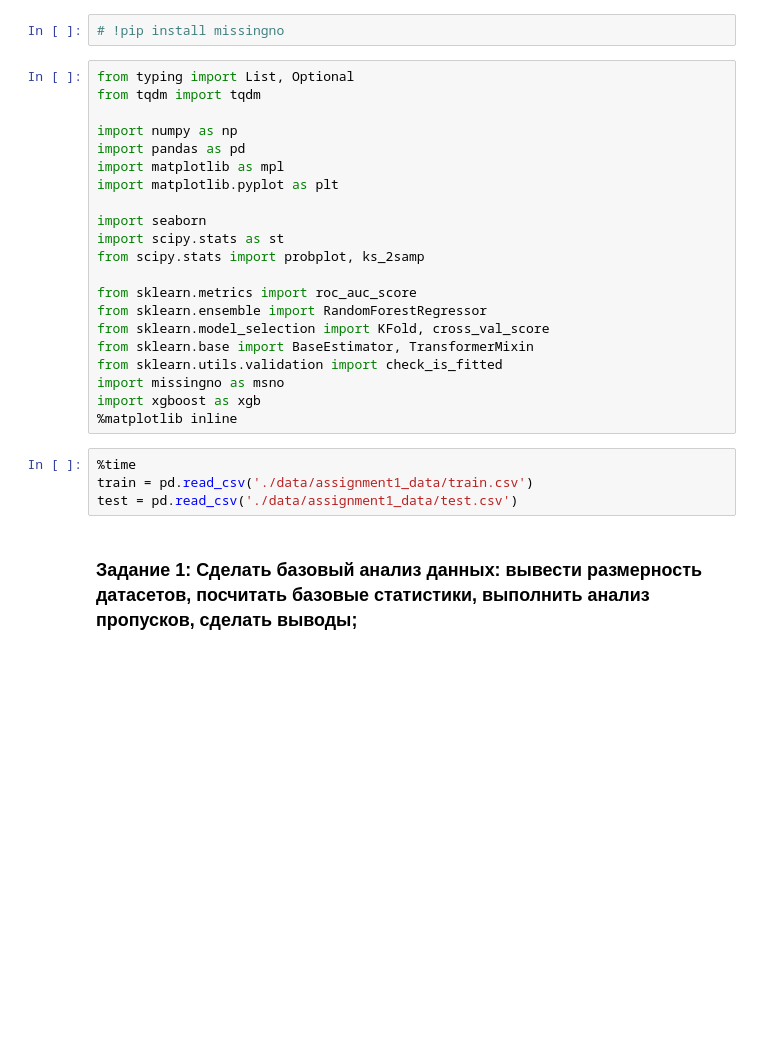
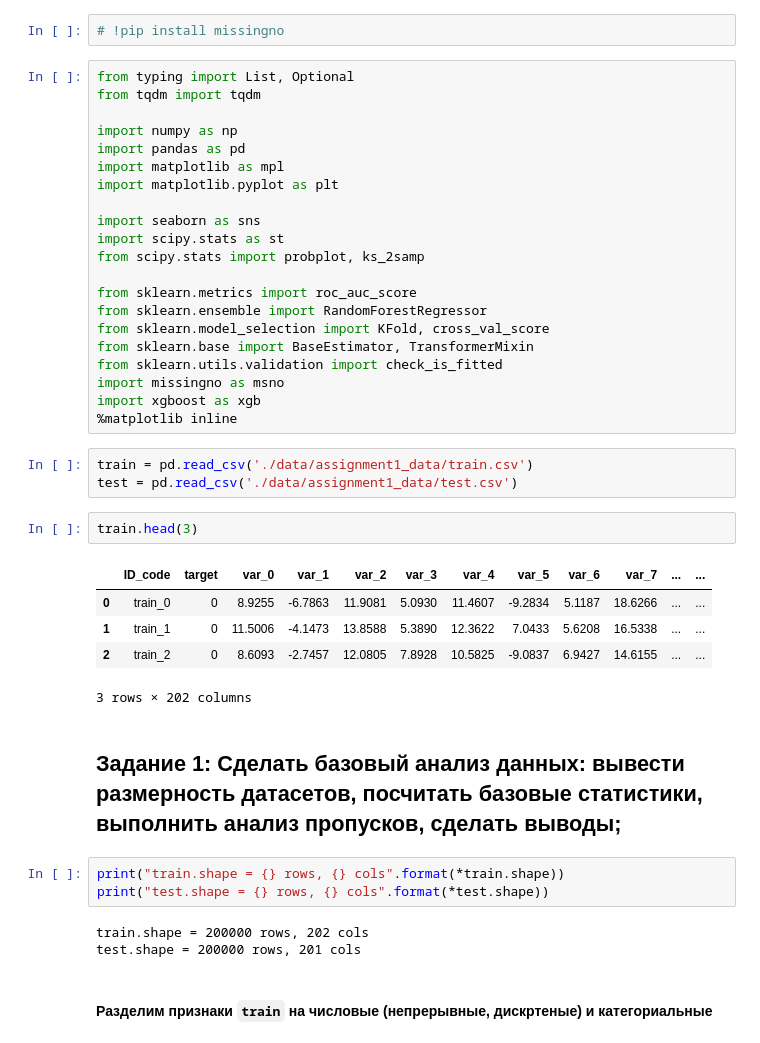
Before and after one commit to koryagin2006/GB_course_Sports_data_analysis, a Jupyter notebook: HW_1 Exploration Data Analysis.ipynb, the cells around one changed output. Cells and saved outputs as stored; diff of their text form; blank space fills up the shorter version.

```diff
--- a/HW_1 Exploration Data Analysis.ipynb
+++ b/HW_1 Exploration Data Analysis.ipynb
@@ -26,7 +26,7 @@ import pandas as pd
 import matplotlib as mpl
 import matplotlib.pyplot as plt
 
-import seaborn
+import seaborn as sns
 import scipy.stats as st
 from scipy.stats import probplot, ks_2samp
 
@@ -39,8 +39,23 @@ import missingno as msno
 import xgboost as xgb
 %matplotlib inline
 # %%
-%time
 train = pd.read_csv('./data/assignment1_data/train.csv')
 test = pd.read_csv('./data/assignment1_data/test.csv')
+# %%
+train.head(3)
+# %% [output]
+|  | ID_code | target | var_0 | var_1 | var_2 | var_3 | var_4 | var_5 | var_6 | var_7 | ... | ... |
+| 0 | train_0 | 0 | 8.9255 | -6.7863 | 11.9081 | 5.0930 | 11.4607 | -9.2834 | 5.1187 | 18.6266 | ... | ... |
+| 1 | train_1 | 0 | 11.5006 | -4.1473 | 13.8588 | 5.3890 | 12.3622 | 7.0433 | 5.6208 | 16.5338 | ... | ... |
+| 2 | train_2 | 0 | 8.6093 | -2.7457 | 12.0805 | 7.8928 | 10.5825 | -9.0837 | 6.9427 | 14.6155 | ... | ... |
+3 rows × 202 columns
 # %% [markdown]
-### Задание 1: Сделать базовый анализ данных: вывести размерность датасетов, посчитать базовые статистики, выполнить анализ пропусков, сделать выводы;
+## Задание 1: Сделать базовый анализ данных: вывести размерность датасетов, посчитать базовые статистики, выполнить анализ пропусков, сделать выводы;
+# %%
+print("train.shape = {} rows, {} cols".format(*train.shape))
+print("test.shape = {} rows, {} cols".format(*test.shape))
+# %% [output]
+train.shape = 200000 rows, 202 cols
+test.shape = 200000 rows, 201 cols
+# %% [markdown]
+#### Разделим  признаки `train` на числовые (непрерывные, дискртеные) и категориальные
```
Also changed, not shown: parts of 16 cells of this notebook.
